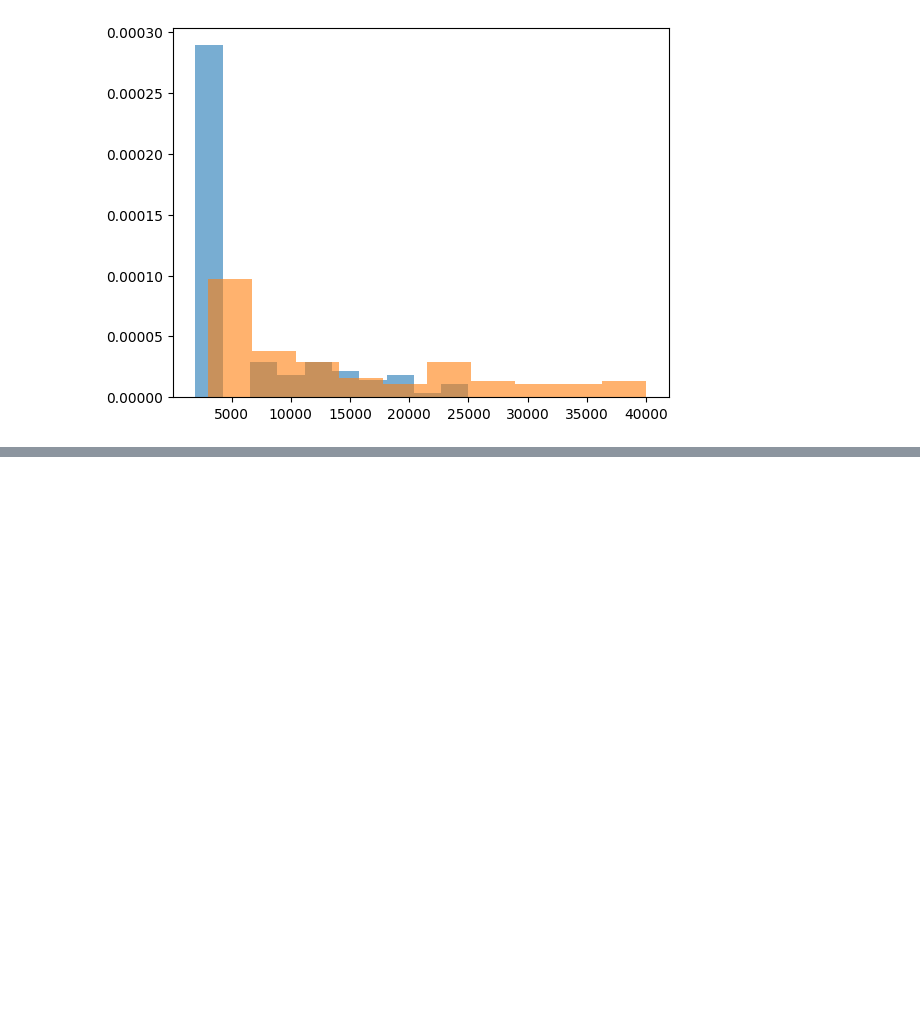
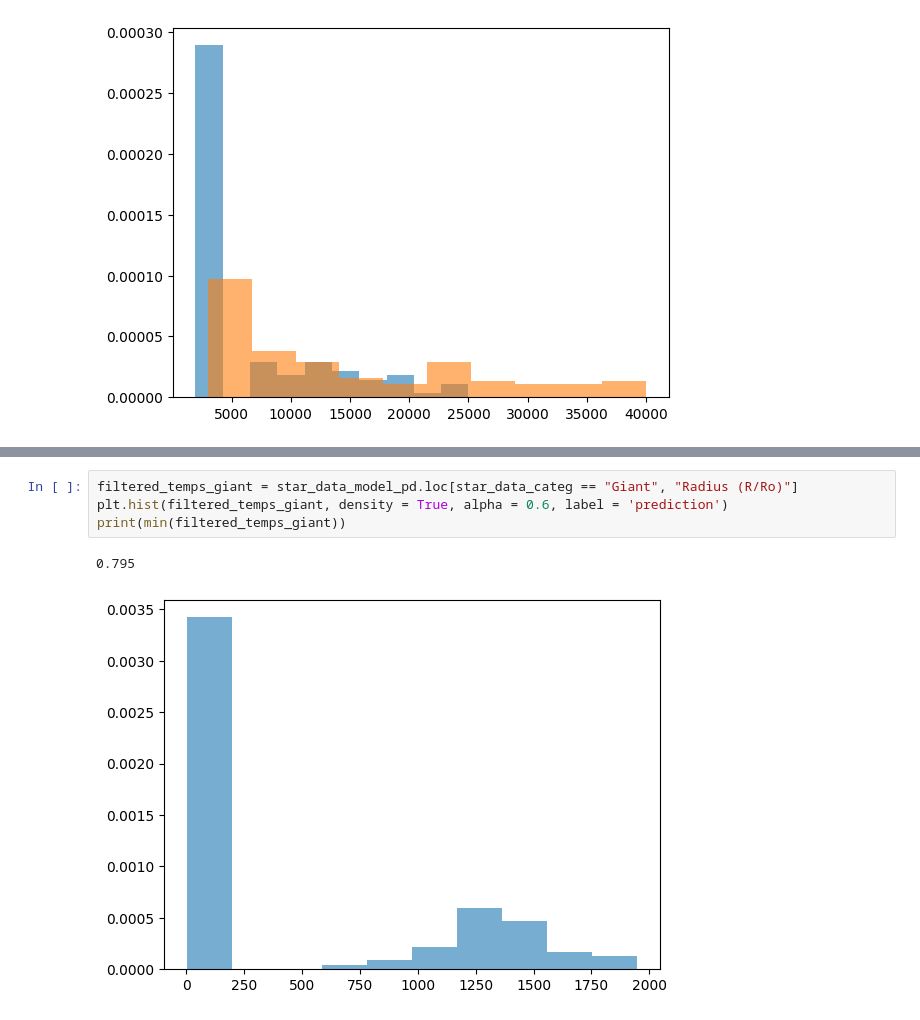
Before and after one commit to BenjaminPINEAU/star-class-prediction, a Jupyter notebook: analyse_2_clusters.ipynb, the cells around one changed output, grey strips where cells are left out. Saved outputs shown, nothing was run; the diff lists cells and outputs as text; blank space fills up the shorter version.

```diff
--- a/analyse_2_clusters.ipynb
+++ b/analyse_2_clusters.ipynb
@@ -82,0 +101,7 @@ plt.hist(filtered_temps_giant, density = True, alpha = 0.6, label = 'prediction'
+# %%
+filtered_temps_giant = star_data_model_pd.loc[star_data_categ == "Giant", "Radius (R/Ro)"]
+plt.hist(filtered_temps_giant, density = True, alpha = 0.6, label = 'prediction')
+print(min(filtered_temps_giant))
+# %% [output]
+0.795
+[figure, added]
```
Also changed, not shown: parts of 3 cells of this notebook.
